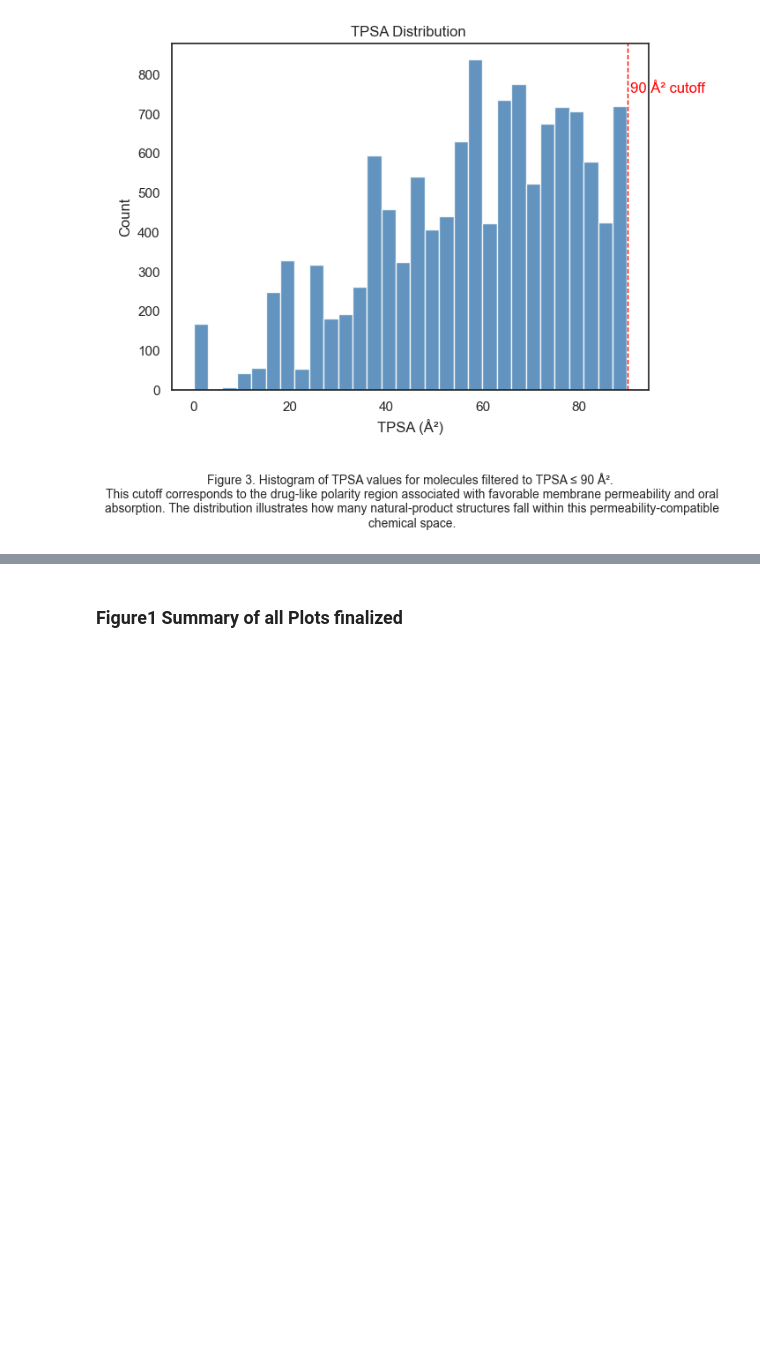
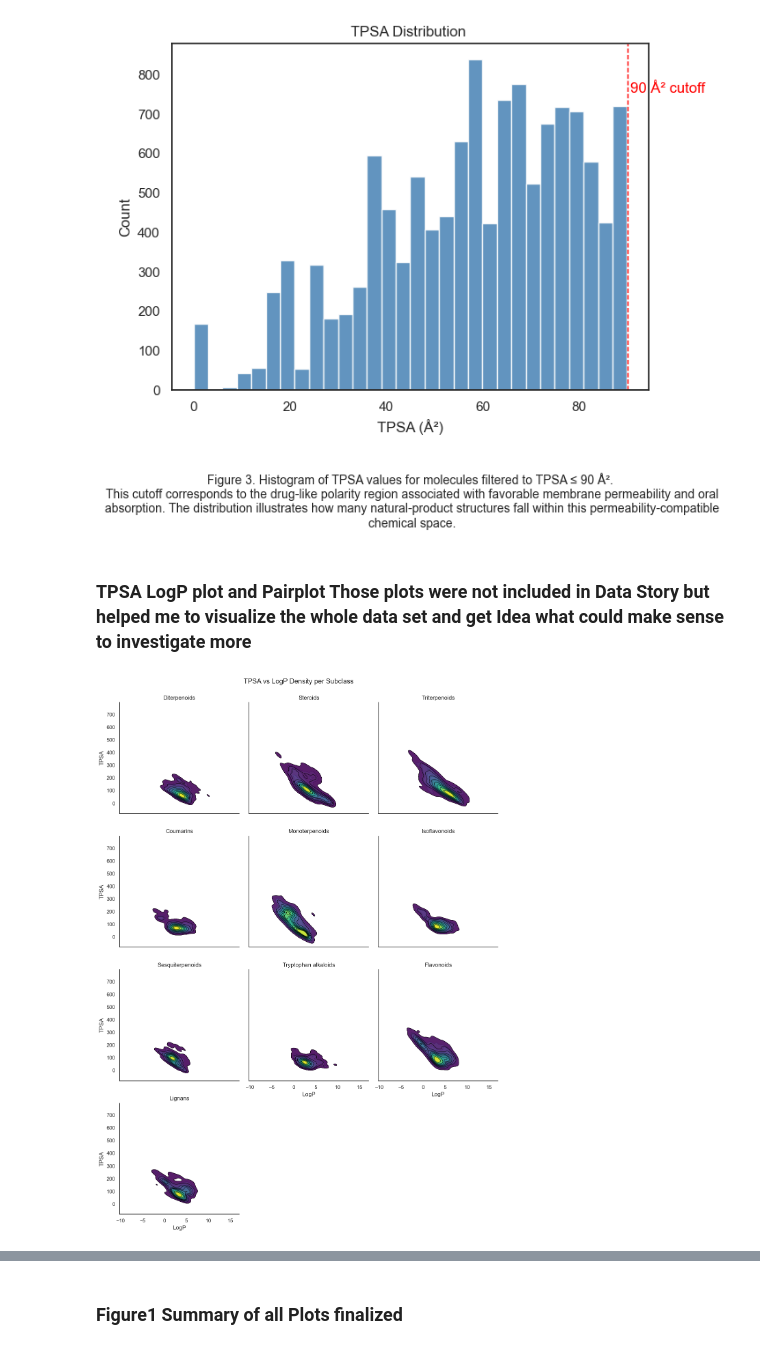
Before and after one commit to Hassan-Haydar/DSA103, a Jupyter notebook: LifeScienceData/project/final_project.ipynb, the cells around one changed output, grey strips where cells are left out. Drawn from its saved outputs; the diff is of its cells as text; code cells hidden in the pictures; blank space fills up the shorter version.

```diff
--- a/LifeScienceData/project/final_project.ipynb
+++ b/LifeScienceData/project/final_project.ipynb
@@ -347,3 +347,45 @@ plt.tight_layout()
 plt.show()
 # %% [output]
 [figure]
+# %% [markdown]
+### TPSA LogP plot and Pairplot Those plots were not included in Data Story but helped me to visualize the whole data set and get Idea what could make sense to investigate more
+# %%
+#plotting TPSA vs LogP density plots for top 6 subclasses with improved aesthetics
+import seaborn as sns
+import matplotlib.pyplot as plt
+sns.set_theme(style="white")  # clean background
+g = sns.FacetGrid(
+    df_final[df_final["subclass"].isin(top_sub)],
+    col="subclass",
+    col_wrap=3,
+    height=4,
+    sharex=True,
+    sharey=True
+)
+# MAIN KDE (smooth, publication-ready)
+g.map_dataframe(
+    sns.kdeplot,
+    x="LogP",
+    y="TPSA",
+    fill=True,
+    cmap="viridis",
+    levels=15,
+    thresh=0.05,
+    alpha=0.9
+)
+# ADD CONTOUR LINES for clarity
+g.map_dataframe(
+    sns.kdeplot,
+    x="LogP",
+    y="TPSA",
+    color="black",
+    linewidths=0.7,
+    levels=10
+)
+# Titles & layout
+g.set_titles(col_template="{col_name}")
+g.set_axis_labels("LogP", "TPSA")
+g.fig.suptitle("TPSA vs LogP Density per Subclass", y=1.02)
+plt.show()
+# %% [output]
+[figure, added]
```
Also changed, not shown: parts of 3 cells of this notebook.
